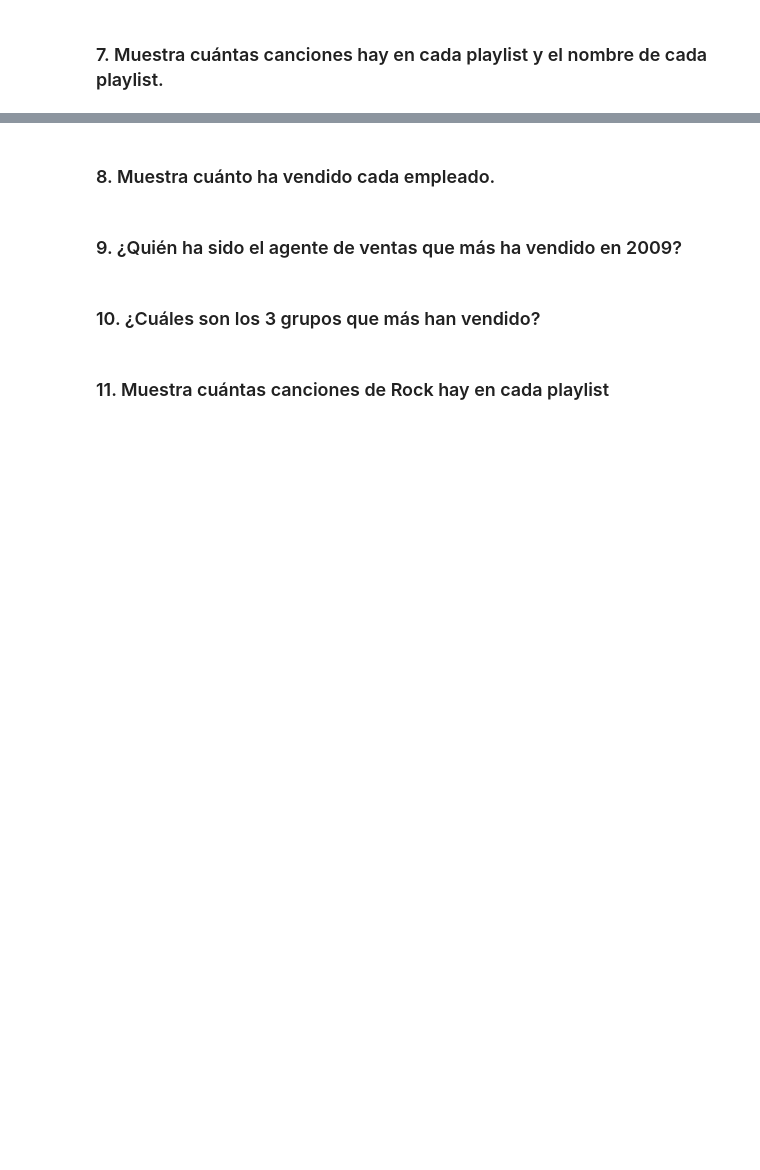
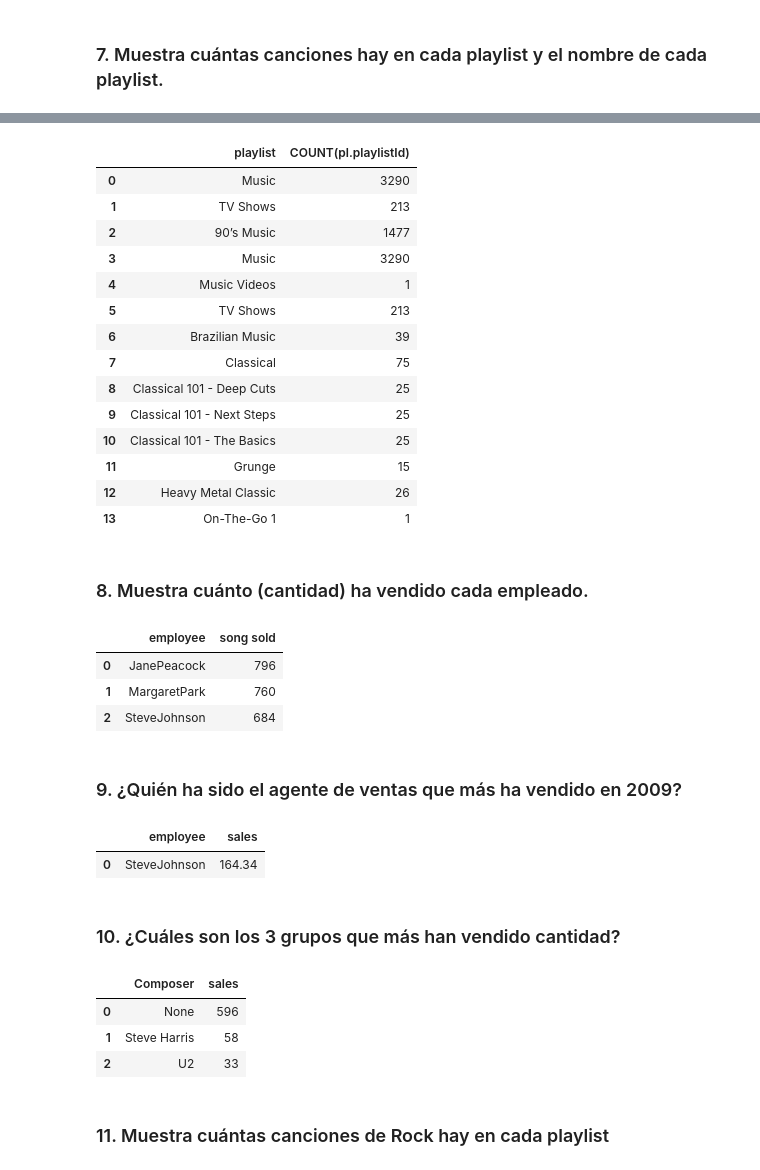
Before and after one commit to PabloEduardoMartinezPicazo/Bootcamp-DataScience-2021, a Jupyter notebook: SQL/Material Alumnos/SQL en Python_chinook.ipynb, the cells around one changed output, grey strips where cells are left out. Drawn from its saved outputs; the diff is of its cells as text; code cells hidden in the pictures; blank space fills up the shorter version.

```diff
--- a/SQL/Material Alumnos/SQL en Python_chinook.ipynb
+++ b/SQL/Material Alumnos/SQL en Python_chinook.ipynb
@@ -298,8 +321,80 @@ pd.read_sql_query(query,connection)
+# %%
+#metodo 2 salen mas listas
+query="""
+SELECT pl.Name AS "playlist", COUNT(pl.playlistId)
+FROM playlists pl
+JOIN playlist_track pt ON pl.playlistId=pt.playlistId
+GROUP BY pl.playlistId
+"""
+pd.read_sql_query(query,connection)
+# %% [output]
+|  | playlist | COUNT(pl.playlistId) |
+| 0 | Music | 3290 |
+| 1 | TV Shows | 213 |
+| 2 | 90’s Music | 1477 |
+| 3 | Music | 3290 |
+| 4 | Music Videos | 1 |
+| 5 | TV Shows | 213 |
+| 6 | Brazilian Music | 39 |
+| 7 | Classical | 75 |
+| 8 | Classical 101 - Deep Cuts | 25 |
+| 9 | Classical 101 - Next Steps | 25 |
+| 10 | Classical 101 - The Basics | 25 |
+| 11 | Grunge | 15 |
+| 12 | Heavy Metal Classic | 26 |
+| 13 | On-The-Go 1 | 1 |
 # %% [markdown]
-### 8.	Muestra cuánto ha vendido cada empleado.
+### 8.	Muestra cuánto (cantidad) ha vendido cada empleado.
+# %%
+#agrupar mejor por las claves primarias -> en este caso employid
+query="""
+SELECT e.FirstName ||''|| e.LastName as "employee", SUM(quantity) as "song sold"
+FROM employees e
+JOIN customers c ON c.SupportRepId=e.EmployeeId
+JOIN invoices i ON i.customerId=c.customerId
+JOIN invoice_items ii on ii.invoiceId = i.invoiceId
+GROUP BY e.employeeId
+"""
+pd.read_sql_query(query,connection) #solo hay 3 que venden
+# %% [output]
+|  | employee | song sold |
+| 0 | JanePeacock | 796 |
+| 1 | MargaretPark | 760 |
+| 2 | SteveJohnson | 684 |
 # %% [markdown]
 ### 9.	¿Quién ha sido el agente de ventas que más ha vendido en 2009?
+# %%
+#se ordena de mayor a menor con order by desc y el where es que la factura empieze por 2009
+query="""
+SELECT e.FirstName ||''|| e.LastName as "employee", SUM (Total) as "sales"
+FROM employees e
+JOIN customers c ON e.employeeid=c.supportrepid
+JOIN invoices i ON c.customerId=i.customerId
+WHERE  i.InvoiceDate LIKE "2009%"
+GROUP BY employeeid
+ORDER BY  Sales DESC
+LIMIT 1
+"""
+pd.read_sql_query(query,connection)
+# %% [output]
+|  | employee | sales |
+| 0 | SteveJohnson | 164.34 |
 # %% [markdown]
-### 10.	¿Cuáles son los 3 grupos que más han vendido?
+### 10.	¿Cuáles son los 3 grupos que más han vendido cantidad?
+# %%
+query="""
+SELECT t.composer, SUM(quantity) as "sales"
+FROM tracks t
+JOIN invoice_items i ON t.trackid = i.trackid
+GROUP BY t.composer
+ORDER BY sales DESC
+LIMIT 3
+"""
+pd.read_sql_query(query,connection)
+# %% [output]
+|  | Composer | sales |
+| 0 | None | 596 |
+| 1 | Steve Harris | 58 |
+| 2 | U2 | 33 |
 # %% [markdown]
 ### 11. Muestra cuántas canciones de Rock hay en cada playlist
```
Also changed, not shown: parts of 4 cells of this notebook, 3 other files.
